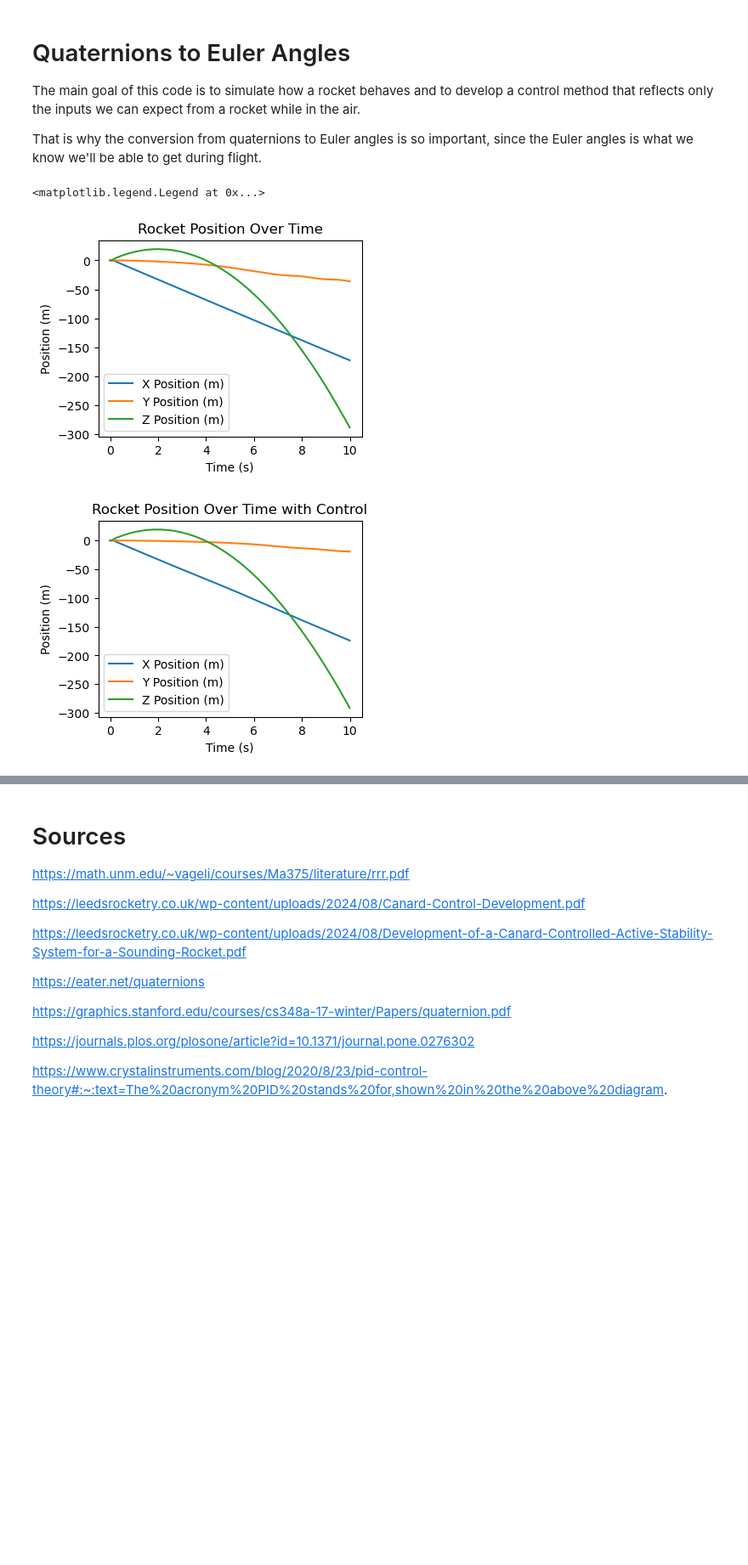
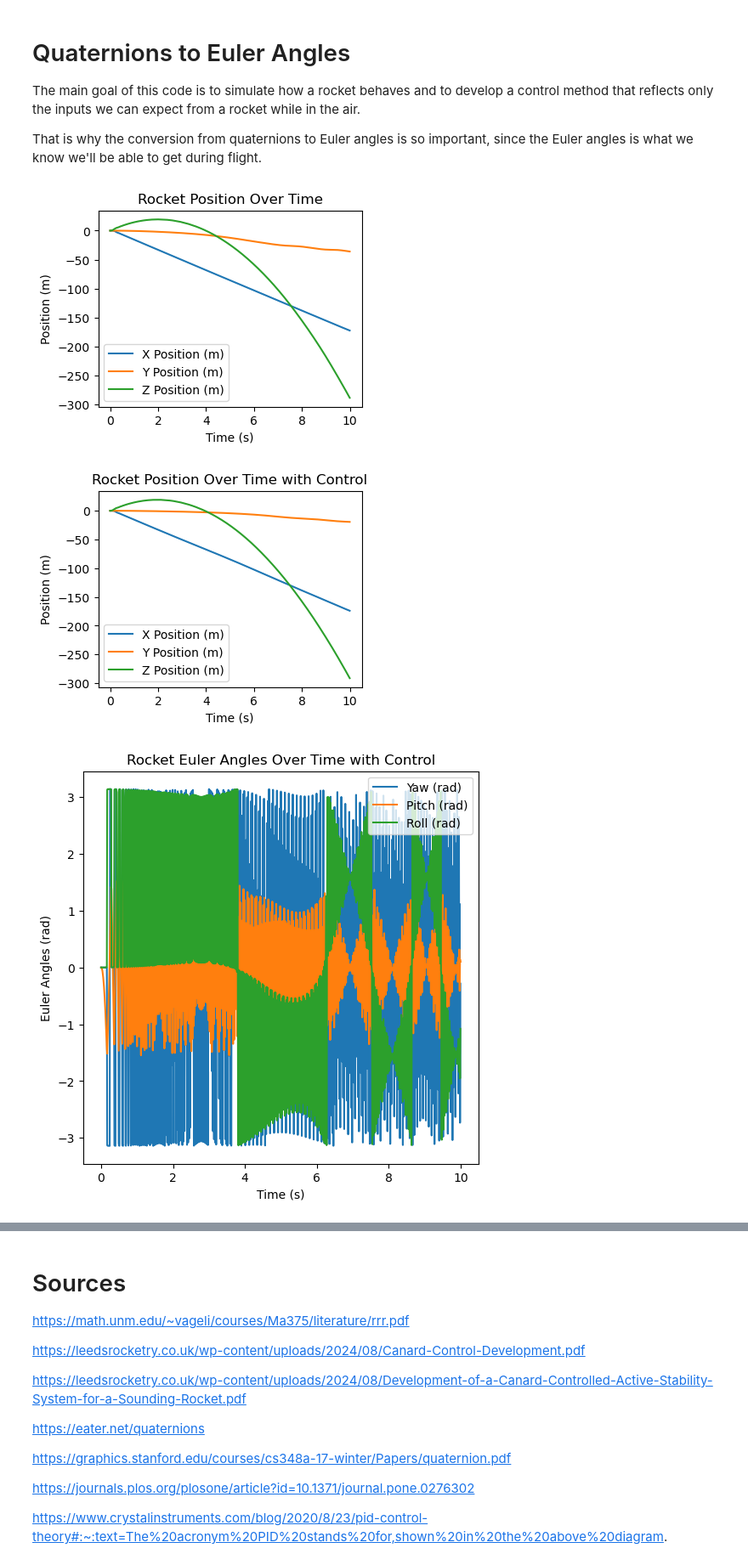
Before and after one commit to Garcia242/Bayes-Simulator, a Jupyter notebook: Rocket-Sym.ipynb, the cells around one changed output, grey strips where cells are left out. Shown: that part at 85% size. Cells and saved outputs as stored; diff of their text form; code cells hidden in the pictures; blank space fills up the shorter version.

Commit message:
more graphs

```diff
--- a/Rocket-Sym.ipynb
+++ b/Rocket-Sym.ipynb
@@ -520,27 +520,38 @@ def simulate_rocket_with_control(t_final, dt, params, pitch_pid, yaw_pid, roll_p
 # %%
 # Run the simulation
 t_final = 10  # total simulation time in seconds
 dt = 0.01  # time step in seconds
 rocket_controlled_state = simulate_rocket_with_control(t_final, dt, params,  pitch_pid, yaw_pid, roll_pid)
 # Plot the results
 plt.figure(figsize=(4, 3))
 plt.plot(np.arange(0, t_final, dt), rocket_state[0, :], label='X Position (m)')
 plt.plot(np.arange(0, t_final, dt), rocket_state[1, :], label='Y Position (m)')
 plt.plot(np.arange(0, t_final, dt), rocket_state[2, :], label='Z Position (m)')
 plt.xlabel('Time (s)')
 plt.ylabel('Position (m)')
 plt.title('Rocket Position Over Time')
 plt.legend()
 
 plt.figure(figsize=(4, 3))
 plt.plot(np.arange(0, t_final, dt), rocket_controlled_state[0, :], label='X Position (m)')
 plt.plot(np.arange(0, t_final, dt), rocket_controlled_state[1, :], label='Y Position (m)')
 plt.plot(np.arange(0, t_final, dt), rocket_controlled_state[2, :], label='Z Position (m)')
 plt.xlabel('Time (s)')
 plt.ylabel('Position (m)')
 plt.title('Rocket Position Over Time with Control')
 plt.legend()
+
+euler_angles = quaternion_to_euler(rocket_controlled_state[6:10, :])
+plt.figure(figsize=(6, 6))
+plt.plot(np.arange(0, t_final, dt), euler_angles[0, :], label='Yaw (rad)')
+plt.plot(np.arange(0, t_final, dt), euler_angles[1, :], label='Pitch (rad)')
+plt.plot(np.arange(0, t_final, dt), euler_angles[2, :], label='Roll (rad)')
+plt.xlabel('Time (s)')
+plt.ylabel('Euler Angles (rad)')
+plt.title('Rocket Euler Angles Over Time with Control')
+plt.legend()
+plt.show()
 # %% [output]
-<matplotlib.legend.Legend at 0x...>
 [figure]
 [figure]
+[figure, added]
```
Also changed, not shown: parts of 1 cell of this notebook.
